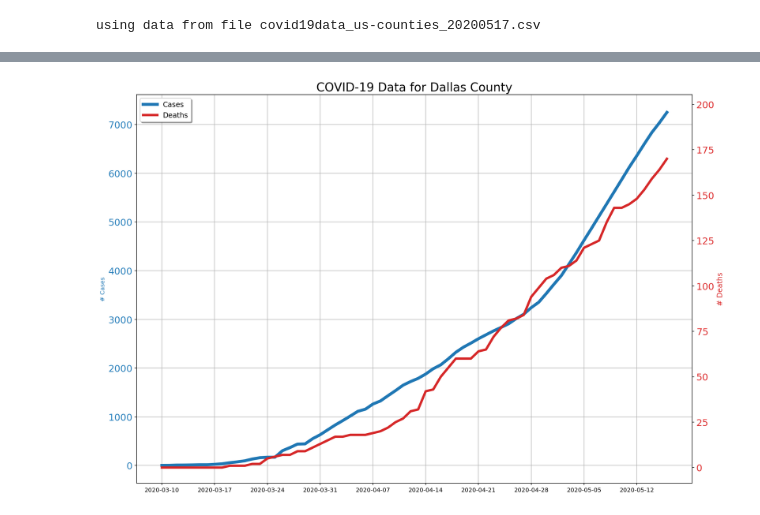
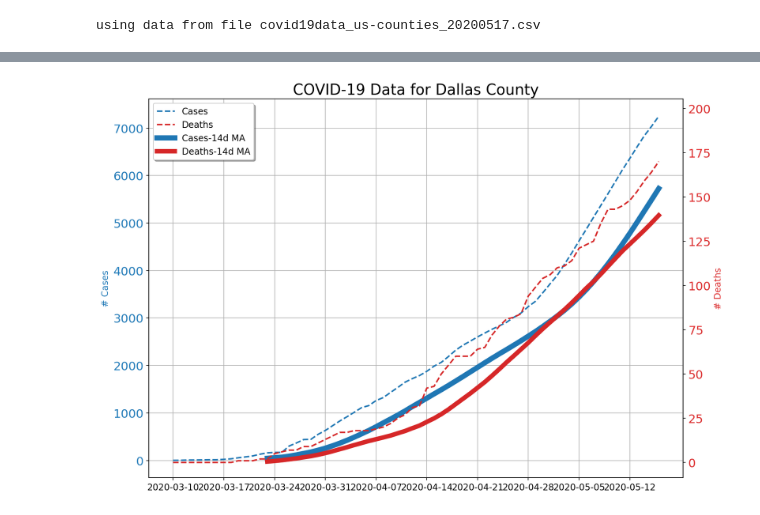
Before and after one commit to mattster/covid19analysis, a Jupyter notebook: CovidAnalysis-NYTdata.ipynb, the cells around one changed output, grey strips where cells are left out. Saved outputs shown, nothing was run; the diff lists cells and outputs as text; code cells hidden in the pictures.

Commit message:
added 14 day mov. avg. and changed line styles and legend

```diff
--- a/CovidAnalysis-NYTdata.ipynb
+++ b/CovidAnalysis-NYTdata.ipynb
@@ -46,3 +46,9 @@ tx = df[df['state'] == 'Texas']
 txdfw = tx[tx['county'] == 'Dallas']
 
 df_txdfw_pivot = txdfw.pivot(index='date', columns='county', values=['cases', 'deaths'])
+# %%
+### add 14 day moving averages
+df_txdfw_pivot['cases_14dma'] = df_txdfw_pivot['cases'].rolling(window=14).mean()
+df_txdfw_pivot['deaths_14dma'] = df_txdfw_pivot['deaths'].rolling(window=14).mean()
+
+df_txdfw_pivot.head(28)
@@ -49,37 +75,39 @@ df_txdfw_pivot = txdfw.pivot(index='date', columns='county', values=['cases', 'd
 # %%
 ### plot the graph
-fig, ax1 = plt.subplots(figsize=[15,10])
+fig, ax1 = plt.subplots(figsize=[12,8])
 
 matplotlib.rcParams.update({'font.size': 12, 'font.family': 'sans'})
 
 ## primary y axis - # Cases
 color1 = 'tab:blue'
 ax1.set_ylabel('# Cases', color=color1)
-l1, = ax1.plot(df_txdfw_pivot['cases'], linewidth=5, color=color1)
+lc, = ax1.plot(df_txdfw_pivot['cases'], linewidth=2, color=color1, linestyle='--')
+lcma, = ax1.plot(df_txdfw_pivot['cases_14dma'], linewidth = 7, color=color1, linestyle='-')
 ax1.set_xticks(ax1.get_xticks()[::7])
 ax1.tick_params(axis='y', labelcolor=color1, labelsize=16)
 ax1.grid(True)
 
 ## secondary y axis - # Deaths
 ax2 = ax1.twinx()
 color2 = 'tab:red'
 ax2.set_ylabel('# Deaths', color=color2)
-l2, = ax2.plot(df_txdfw_pivot['deaths'], color=color2, linewidth=4)
+ld, = ax2.plot(df_txdfw_pivot['deaths'], linewidth=2, color=color2, linestyle='--')
+ldma, = ax2.plot(df_txdfw_pivot['deaths_14dma'], color=color2, linewidth=6, linestyle='-')
 ax2.set_xticks(ax2.get_xticks()[::7])
 ax2.tick_params(axis='y', labelcolor=color2, labelsize=16)
 y2_min, y2_max = ax2.get_ylim()
 y2_max_new = y2_max * 1.15
 ax2.set_ylim(bottom=y2_min, top=y2_max_new)
 
 ## x axis - display every 7 days
 
 xmin, xmax = ax1.get_xlim()
 #latest_date = xmax.strftime("%b %d %Y")
 
-ax1.legend((l1, l2), ('Cases', 'Deaths'), loc='upper left', shadow=True)
+ax1.legend((lc, ld, lcma, ldma), ('Cases', 'Deaths', 'Cases-14d MA', 'Deaths-14d MA'), loc='upper left', shadow=True)
 ax1.set_title(f"COVID-19 Data for Dallas County", fontsize=20)
 
 fig.tight_layout()
 plt.show()
 # %% [output]
-[figure, old version]
+[figure, new version]
```
Also changed, not shown: parts of 1 cell of this notebook.
